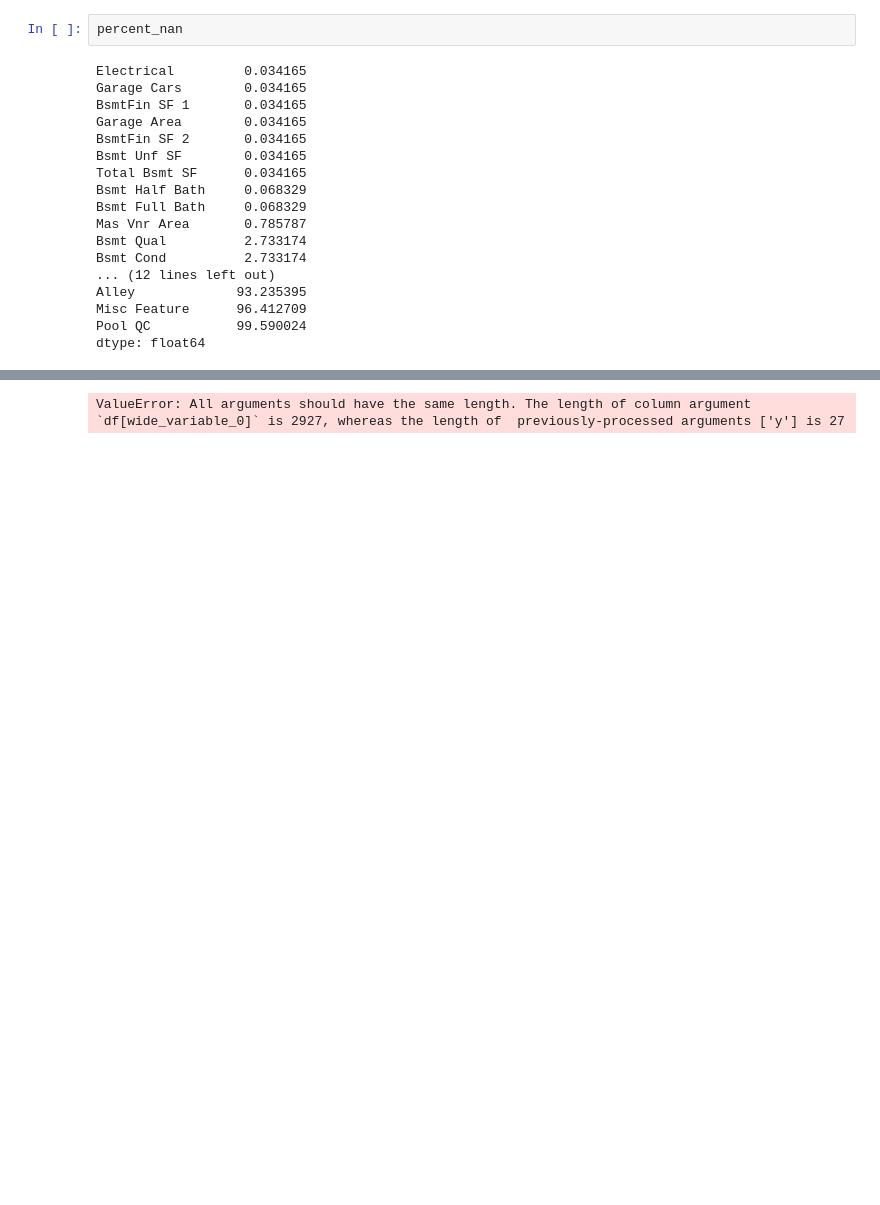
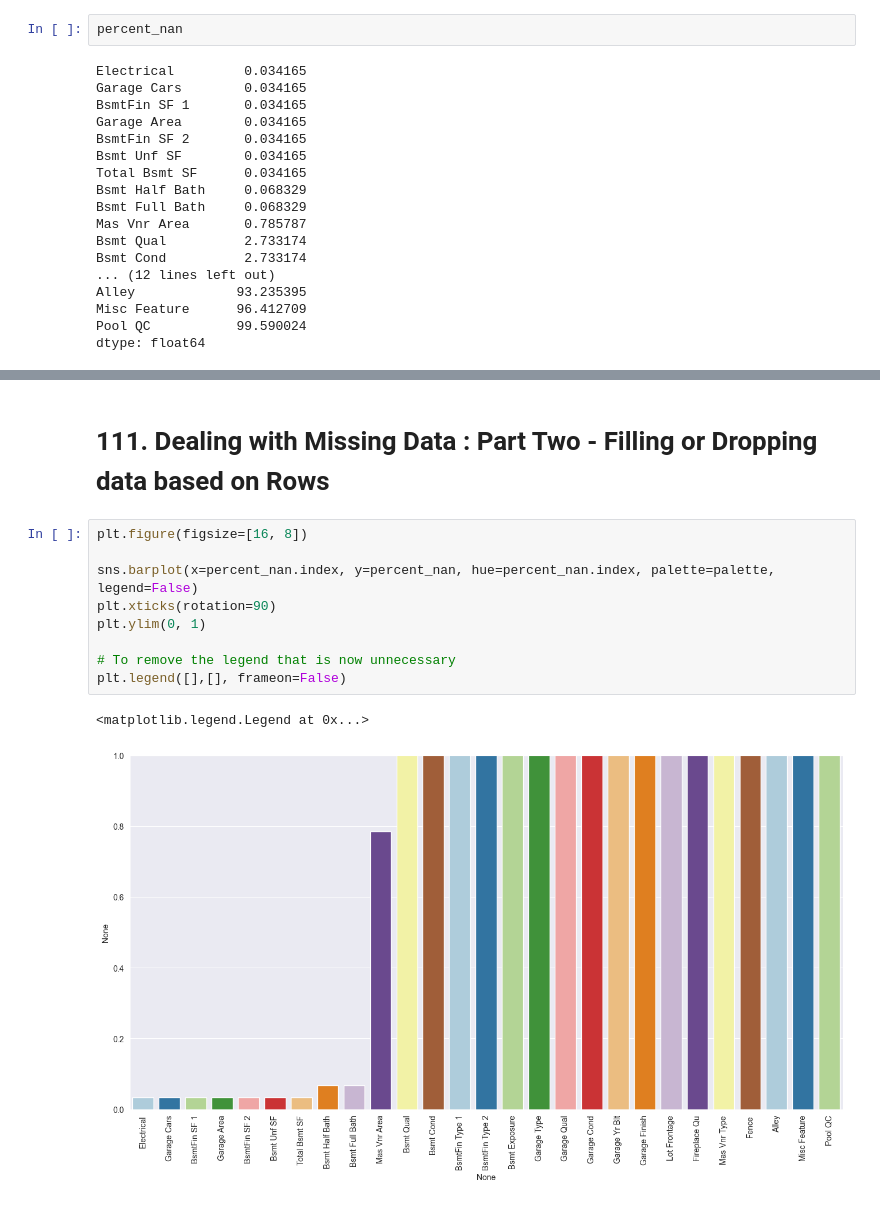
Before and after one commit to ZygimantasB/data_science_ml_learning, a Jupyter notebook: Section 11 Feature Engineering and Data Preparation/section_11.ipynb, the cells around one changed output, grey strips where cells are left out. Saved outputs shown, nothing was run; the diff lists cells and outputs as text; blank space fills up the shorter version.

```diff
--- a/Section 11 Feature Engineering and Data Preparation/section_11.ipynb
+++ b/Section 11 Feature Engineering and Data Preparation/section_11.ipynb
@@ -345,3 +330,14 @@ The palette list has more values (27) than needed (15), which may not be intende
+# %% [markdown]
+# 111. Dealing with Missing Data : Part Two - Filling or Dropping data based on Rows
 # %%
+plt.figure(figsize=[16, 8])
+
+sns.barplot(x=percent_nan.index, y=percent_nan, hue=percent_nan.index, palette=palette, legend=False)
+plt.xticks(rotation=90)
+plt.ylim(0, 1)
+
+# To remove the legend that is now unnecessary
+plt.legend([],[], frameon=False)
 # %% [output]
-ValueError: All arguments should have the same length. The length of column argument `df[wide_variable_0]` is 2927, whereas the length of  previously-processed arguments ['y'] is 27
+<matplotlib.legend.Legend at 0x...>
+[figure, added]
```
Also changed, not shown: parts of 18 cells of this notebook.
